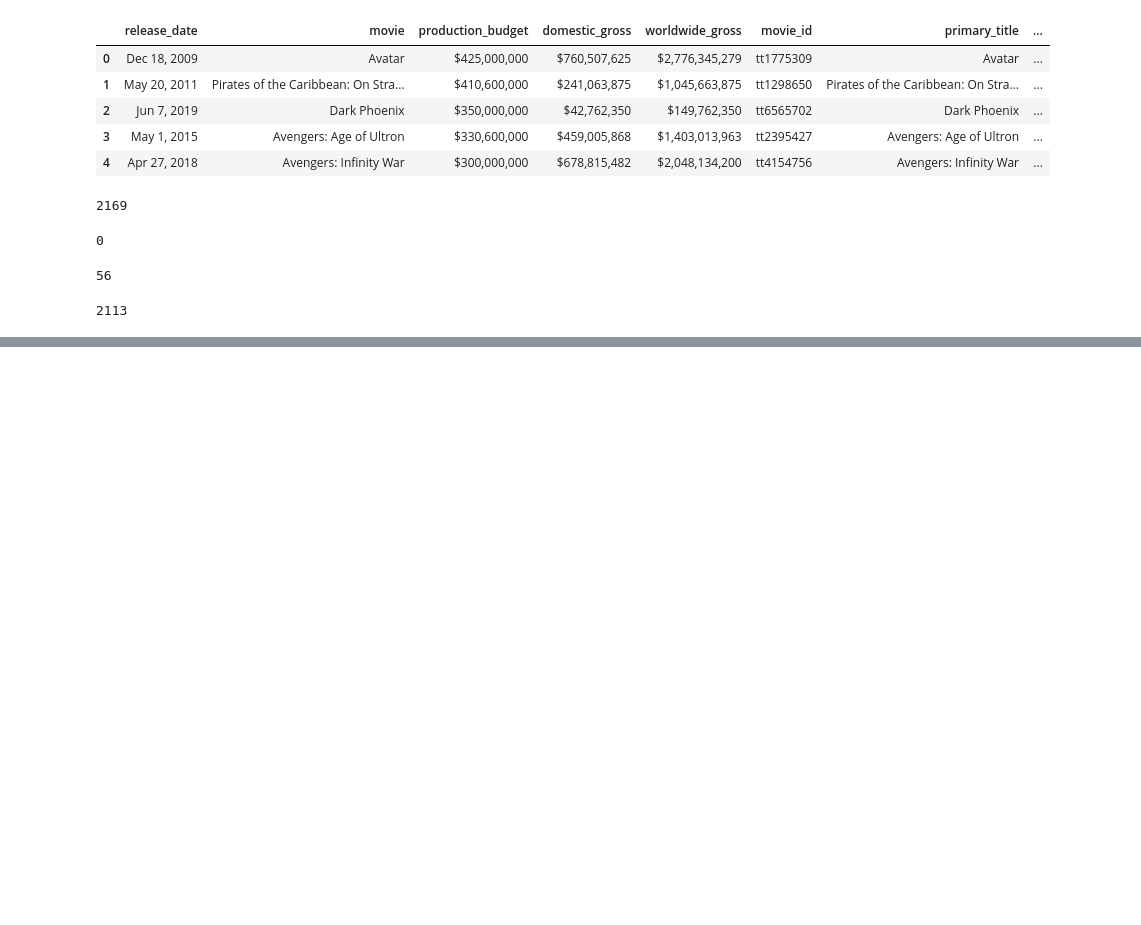
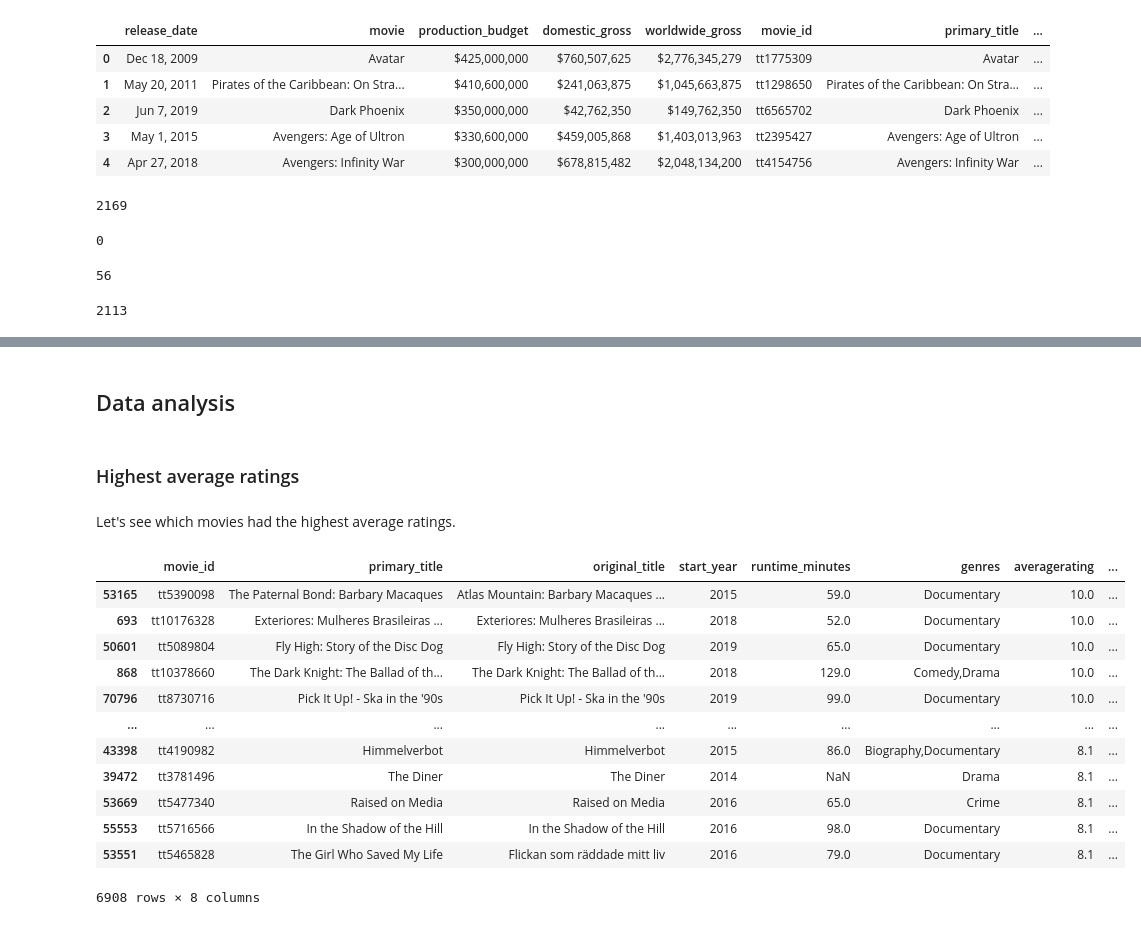
Before and after one commit to Collin9726/box-office-films-analysis, a Jupyter notebook: index.ipynb, the cells around one changed output, grey strips where cells are left out. Cells and saved outputs as stored; diff of their text form; code cells hidden in the pictures; blank space fills up the shorter version.

```diff
--- a/index.ipynb
+++ b/index.ipynb
@@ -382,0 +408,23 @@ len(tn_and_imdb_df)
+# %% [markdown]
+## Data analysis
+# %% [markdown]
+### Highest average ratings
+# %% [markdown]
+Let's see which movies had the highest average ratings.
+# %%
+imdb_top_10_percent_rated = imdb_df.sort_values(by="averagerating", ascending=False)[:6908]
+imdb_top_10_percent_rated
+# %% [output]
+|  | movie_id | primary_title | original_title | start_year | runtime_minutes | genres | averagerating | ... |
+| 53165 | tt5390098 | The Paternal Bond: Barbary Macaques | Atlas Mountain: Barbary Macaques ... | 2015 | 59.0 | Documentary | 10.0 | ... |
+| 693 | tt10176328 | Exteriores: Mulheres Brasileiras ... | Exteriores: Mulheres Brasileiras ... | 2018 | 52.0 | Documentary | 10.0 | ... |
+| 50601 | tt5089804 | Fly High: Story of the Disc Dog | Fly High: Story of the Disc Dog | 2019 | 65.0 | Documentary | 10.0 | ... |
+| 868 | tt10378660 | The Dark Knight: The Ballad of th... | The Dark Knight: The Ballad of th... | 2018 | 129.0 | Comedy,Drama | 10.0 | ... |
+| 70796 | tt8730716 | Pick It Up! - Ska in the '90s | Pick It Up! - Ska in the '90s | 2019 | 99.0 | Documentary | 10.0 | ... |
+| ... | ... | ... | ... | ... | ... | ... | ... | ... |
+| 43398 | tt4190982 | Himmelverbot | Himmelverbot | 2015 | 86.0 | Biography,Documentary | 8.1 | ... |
+| 39472 | tt3781496 | The Diner | The Diner | 2014 | NaN | Drama | 8.1 | ... |
+| 53669 | tt5477340 | Raised on Media | Raised on Media | 2016 | 65.0 | Crime | 8.1 | ... |
+| 55553 | tt5716566 | In the Shadow of the Hill | In the Shadow of the Hill | 2016 | 98.0 | Documentary | 8.1 | ... |
+| 53551 | tt5465828 | The Girl Who Saved My Life | Flickan som räddade mitt liv | 2016 | 79.0 | Documentary | 8.1 | ... |
+6908 rows × 8 columns
```
Also changed, not shown: parts of 8 cells of this notebook.
